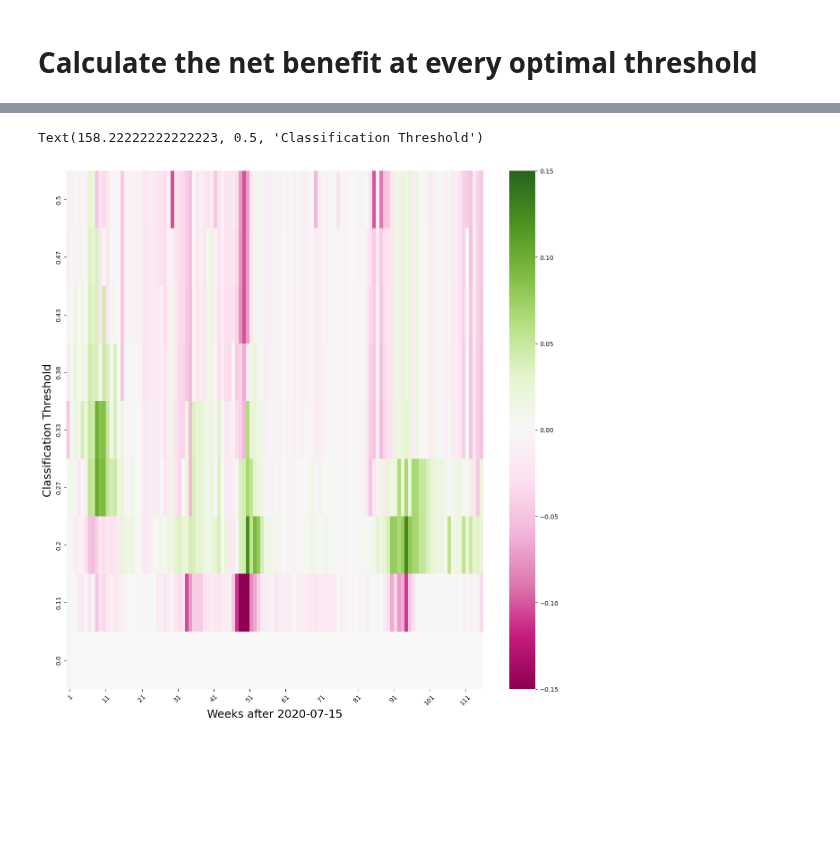
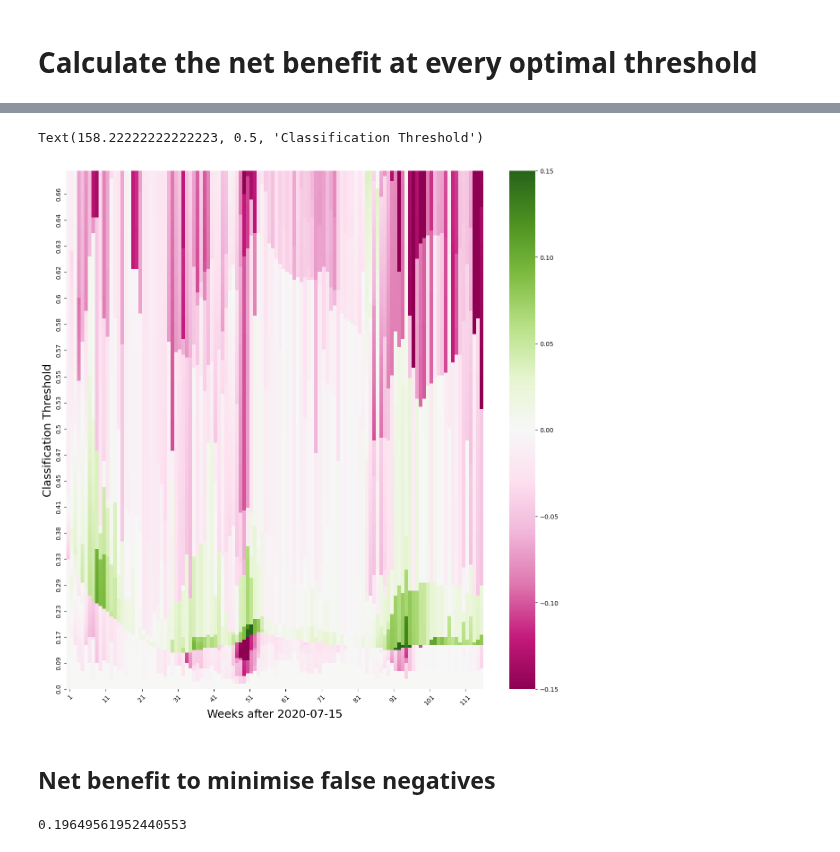
Before and after one commit to RachelMurray-Watson/COVID_forecasting, a Jupyter notebook: Net_benefit_calculation_optimal_threshold.ipynb, the cells around one changed output, grey strips where cells are left out. Cells and saved outputs as stored; diff of their text form; code cells hidden in the pictures; blank space fills up the shorter version.

Commit message:
Edited to reduce false negatives

```diff
--- a/Net_benefit_calculation_optimal_threshold.ipynb
+++ b/Net_benefit_calculation_optimal_threshold.ipynb
@@ -84,10 +84,11 @@ def get_heatmap_data_for_omega_optimal_threshold(NB_data, weeks_to_predict):
 # %% [markdown]
 # Calculate the net benefit at every optimal threshold
 # %%
-omega_sequences = np.linspace(0,1,9)
+omega_sequences = np.linspace(0,2,200)
 threshold_sequences = []
 for omega in omega_sequences:
     threshold_sequences.append((omega/(1 + omega)))
+threshold_sequences = [round(threshold, 2) for threshold in threshold_sequences]
 # %%
 new_directory = '/Users/rem76/Documents/COVID_projections/Expanding_training_set/'
 os.chdir(new_directory)
@@ -154,25 +141,26 @@ threshold_sequences = [round(threshold, 2) for threshold in threshold_sequences]
 # %%
 fig, ax = plt.subplots(1, 1, figsize=(15, 15))
-gain_NB_full_vs_naive_all_omega = pd.DataFrame()
 heatmap_data_naive_period = get_heatmap_data_for_omega_optimal_threshold(net_benefit_by_model_omega_p_period_naive, weeks_to_predict);
 
 heatmap_data_full_period = get_heatmap_data_for_omega_optimal_threshold(net_benefit_by_omega_p_full_period, weeks_to_predict);
 #gain_NB_full_vs_naive_all_omega.reset_index(inplace=True, drop = True)
 gain_NB_full_vs_naive = heatmap_data_full_period.subtract(heatmap_data_naive_period)
 
 sns.heatmap((gain_NB_full_vs_naive.T).T, annot=False, cmap='PiYG', vmin = -.15, vmax = 0.15)
 ax.invert_yaxis()
-#y_tick_locations = range(0, len(gain_NB_full_vs_naive_all_omega), 1)
+y_tick_locations = np.linspace(0, len(gain_NB_full_vs_naive), 200)
 y_labels = threshold_sequences
-#y_labels = y_labels[::-1]
-#ax.set_yticks(y_tick_locations)
+y_labels = y_labels[::10]  # Get every 10th label
+ax.set_yticks(y_tick_locations[::10])
 ax.set_yticklabels(y_labels, rotation=90)
 ax.set_xticks(range(1, 120, 10))
 x_labels = range(1, 120, 10)
 ax.set_xticklabels(x_labels, rotation=45)
 
 ax.set_xlabel('Weeks after 2020-07-15', fontsize=18)
 ax.set_ylabel("Classification Threshold", fontsize=18)
 # %% [output]
 Text(158.22222222222223, 0.5, 'Classification Threshold')
-[figure, old version]
+[figure, new version]
+# %% [markdown]
+## Net benefit to minimise false negatives
@@ -178,0 +234,4 @@ Text(158.22222222222223, 0.5, 'Classification Threshold')
+# %%
+gain_NB_full_vs_naive_min_negative.max().max()
+# %% [output]
+0.19649561952440553
```
Also changed, not shown: parts of 6 cells of this notebook.
